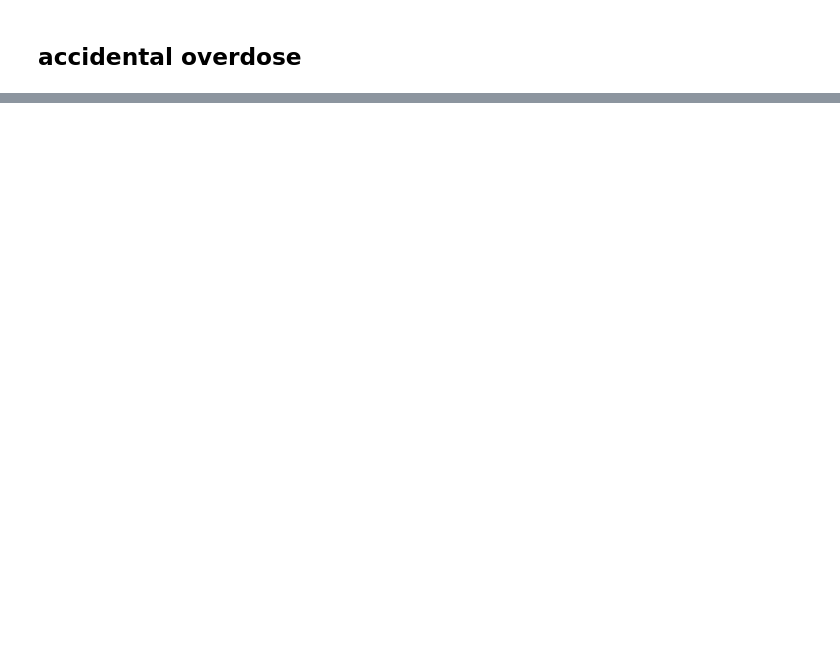
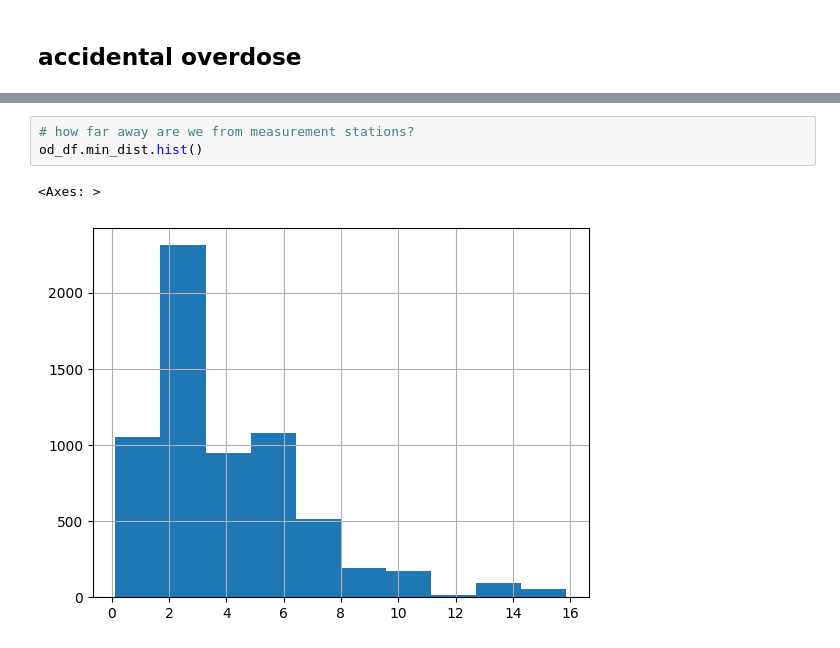
Before and after one commit to eli-goodfriend/air_brain, a Jupyter notebook: notebooks/daily air quality vs daily od.ipynb, the cells around one changed output, grey strips where cells are left out. Cells and saved outputs as stored; diff of their text form; blank space fills up the shorter version.

```diff
--- a/notebooks/daily air quality vs daily od.ipynb
+++ b/notebooks/daily air quality vs daily od.ipynb
@@ -132,3 +101,9 @@ od_df
+# %%
+# how far away are we from measurement stations?
+od_df.min_dist.hist()
+# %% [output]
+<Axes: >
+[figure, added]
 # %%
 od_daily = od_df.groupby('date').agg({'manner_of_death': 'count'}).reset_index().rename(columns={'manner_of_death': 'n_od'})
 od_daily
```
Also changed, not shown: parts of 16 cells of this notebook, 2 other files.
